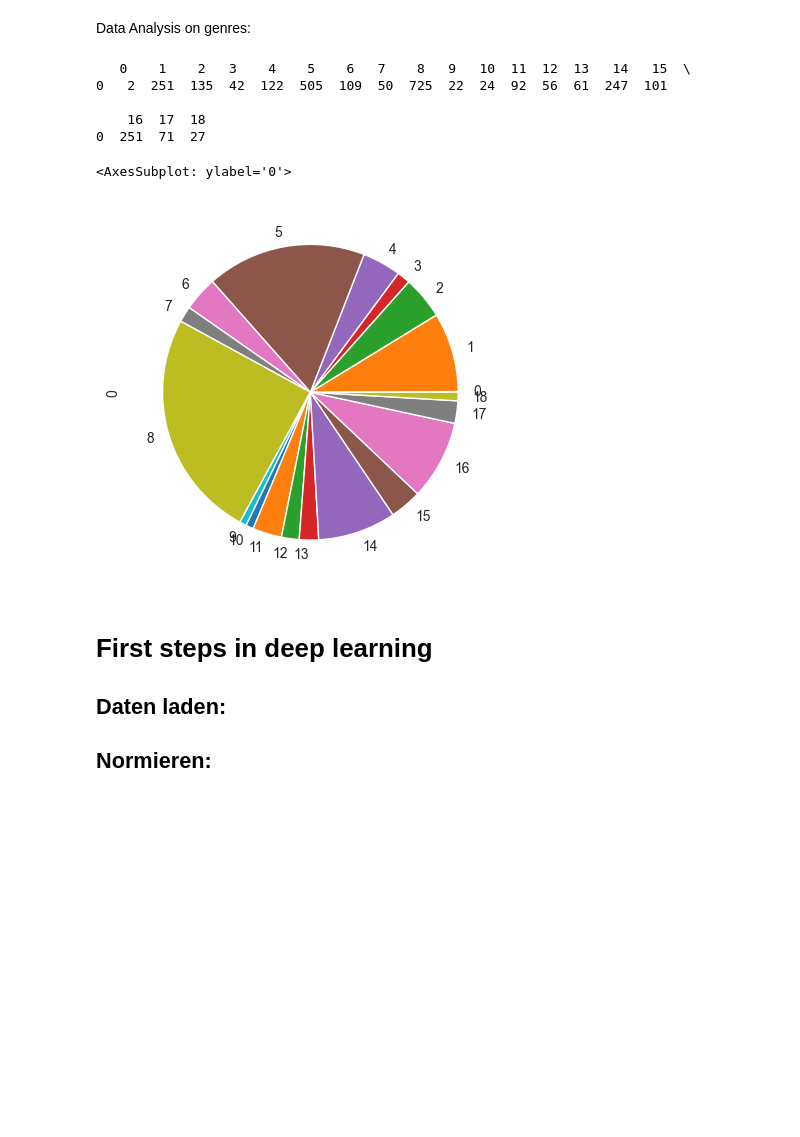
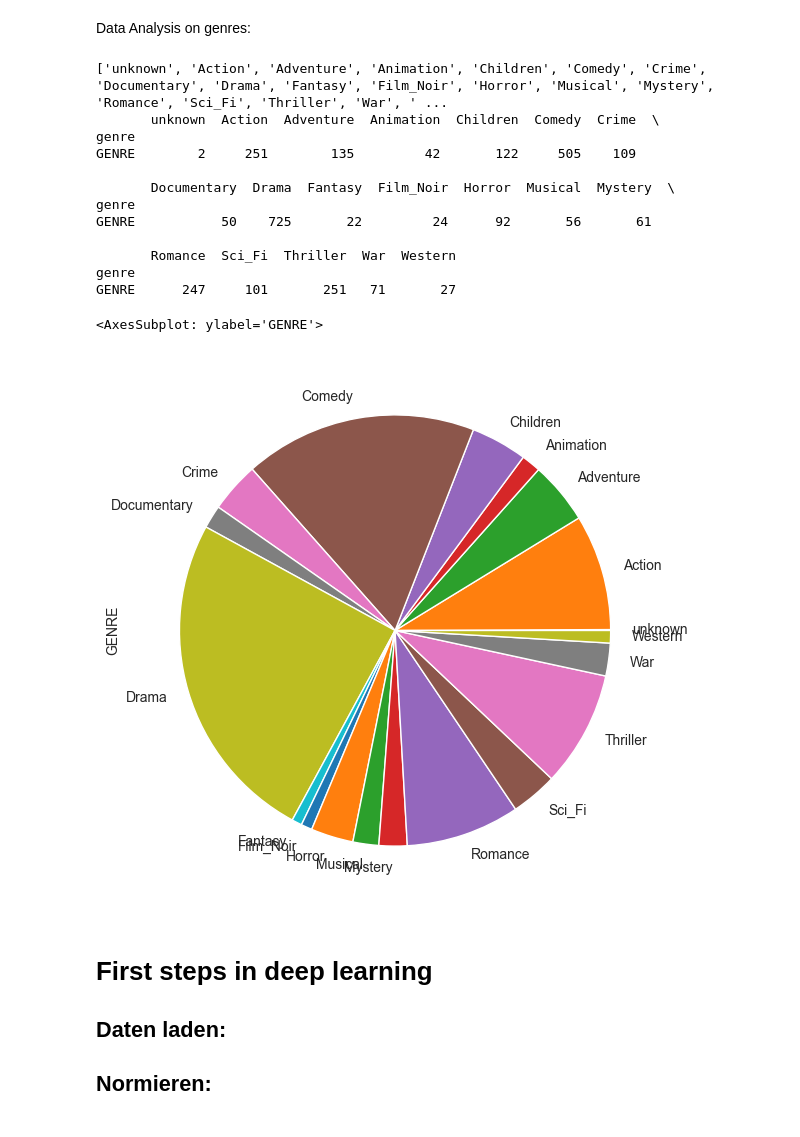
Before and after one commit to ursthejosh/DeepLearningAbgabe, a Jupyter notebook: DeepLearningTask.ipynb, the cells around one changed output. Cells and saved outputs as stored; diff of their text form; code cells hidden in the pictures; blank space fills up the shorter version.

```diff
--- a/DeepLearningTask.ipynb
+++ b/DeepLearningTask.ipynb
@@ -45,0 +20,4 @@ C:\Users\hp\.keras\datasets
+# %%
+movielens_dir = Path.cwd() / "ml-100k"
+
+print(movielens_dir)
@@ -91,8 +70,7 @@ The attribute "release_date" however has most times just the first of january as
 To Save disc space, we also change the datatype for the genres, which are already meant as a Boolean, from int64 to boolean.
 # %%
 movie_cols = ['movie_id','movie_title','release_date','video_release_date','IMDb_URL','unknown','Action','Adventure','Animation','Children','Comedy','Crime','Documentary','Drama','Fantasy','Film_Noir','Horror','Musical','Mystery','Romance','Sci_Fi','Thriller','War','Western']
-movie_data = movielens_dir / "u.item"
-movies = pd.read_csv(movie_data, sep='|', names=movie_cols, encoding='latin-1')
+movies = pd.read_csv(movielens_dir / "u.item", sep='|', names=movie_cols, encoding='latin-1')
 movies.drop(['IMDb_URL','video_release_date'], axis=1, inplace=True)
 movies['release_date'] = pd.to_datetime(movies['release_date'])
 movies['release_date'] = movies['release_date'].dt.year
@@ -140,22 +126,32 @@ Data Analysis on genres:
 # %%
 genre_cols = movie_cols[5:]
 genre_series = [movies[genre] for genre in genre_cols]
+print(genre_cols)
 #print(genre_series)
 genre_sums = [series.sum() for series in genre_series]
 #print(genre_sums)
 genre_df = pd.DataFrame(genre_sums).transpose()
-genre_df.set_axis(genre_cols, axis='columns', copy=False)
+genre_df.set_axis(genre_cols, axis='columns', inplace = True)
+genre_df['genre'] = 'GENRE'
+genre_df.set_index('genre', inplace= True)
 print(genre_df)
 row = genre_df.iloc[0]
-row.plot(kind='bar', )
+row.plot(kind='pie', figsize = (7,7))
 # %% [output]
-   0    1    2   3    4    5    6   7    8   9   10  11  12  13   14   15  \
-0   2  251  135  42  122  505  109  50  725  22  24  92  56  61  247  101
+['unknown', 'Action', 'Adventure', 'Animation', 'Children', 'Comedy', 'Crime', 'Documentary', 'Drama', 'Fantasy', 'Film_Noir', 'Horror', 'Musical', 'Mystery', 'Romance', 'Sci_Fi', 'Thriller', 'War', ' ...
+       unknown  Action  Adventure  Animation  Children  Comedy  Crime  \
+genre
+GENRE        2     251        135         42       122     505    109
 
-    16  17  18
-0  251  71  27
+       Documentary  Drama  Fantasy  Film_Noir  Horror  Musical  Mystery  \
+genre
+GENRE           50    725       22         24      92       56       61
+
+       Romance  Sci_Fi  Thriller  War  Western
+genre
+GENRE      247     101       251   71       27
-<AxesSubplot: ylabel='0'>
+<AxesSubplot: ylabel='GENRE'>
-[figure, old version]
+[figure, new version]
 # %%
 df_all.sort_values(by='movie_id', inplace=True)
 print(df_all.head())
```
Also changed, not shown: parts of 12 cells of this notebook, 27 other files.
